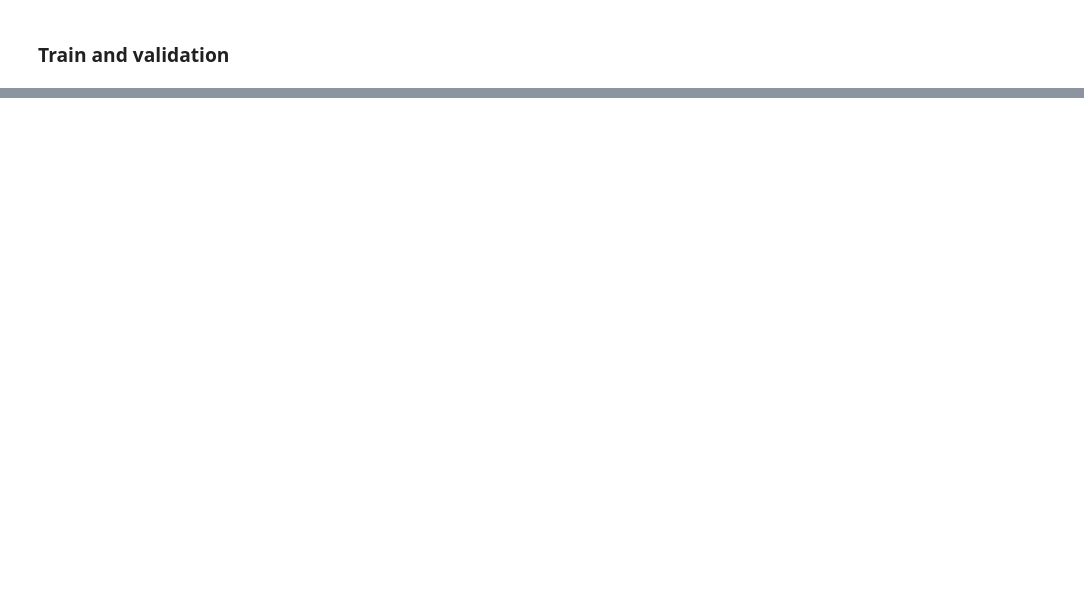
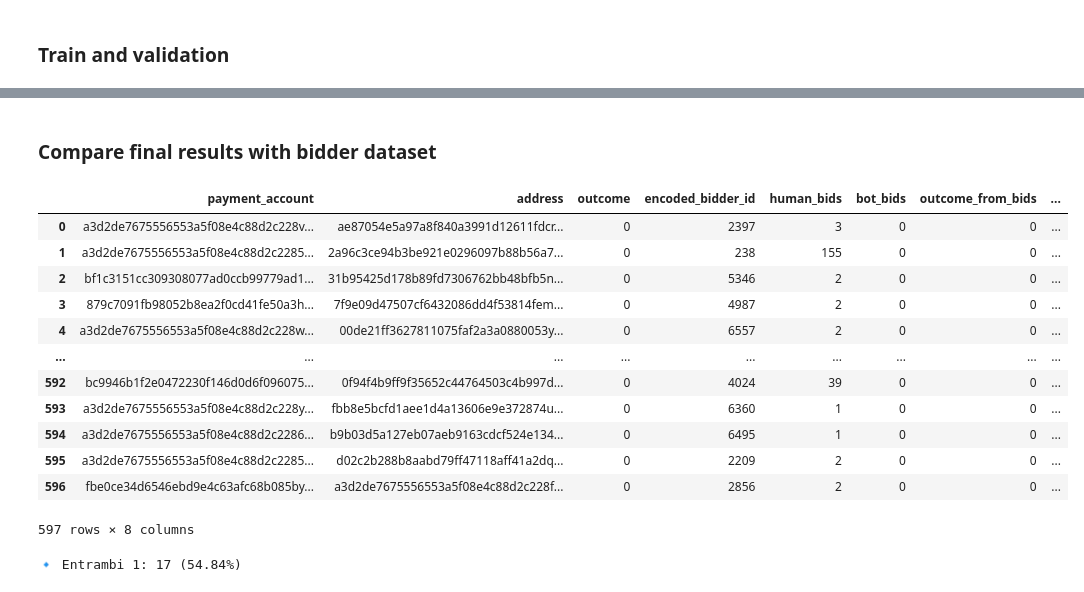
Before and after one commit to trueilorp/Bidder-classification, a Jupyter notebook: SD/FeatureEngineeringPart + aggregate features.ipynb, the cells around one changed output, grey strips where cells are left out. Cells and saved outputs as stored; diff of their text form; code cells hidden in the pictures; blank space fills up the shorter version.

Commit message:
Counting of bot bids for bidder; fix fep

```diff
--- a/SD/FeatureEngineeringPart + aggregate features.ipynb
+++ b/SD/FeatureEngineeringPart + aggregate features.ipynb
@@ -844,0 +916,6 @@ plt.savefig(fea_importance_path, dpi=300, bbox_inches='tight')
+# %%
+df_results = pd.DataFrame({
+	"encoded_bidder_id": df_val_encoded_bidder_id["encoded_bidder_id"],
+	"y_pred": y_pred
+})
+df_results
@@ -844,0 +936,4 @@ plt.savefig(fea_importance_path, dpi=300, bbox_inches='tight')
+# %%
+bot_bids_per_bidder = df_results.groupby("encoded_bidder_id")["y_pred"].value_counts().unstack(fill_value=0)
+bot_bids_per_bidder = bot_bids_per_bidder.rename(columns={0: "human_bids", 1: "bot_bids"}).reset_index()
+bot_bids_per_bidder
@@ -844,0 +954,5 @@ plt.savefig(fea_importance_path, dpi=300, bbox_inches='tight')
+# %%
+# Final outcome for each bidder
+bot_bids_per_bidder["outcome_from_bids"] = bot_bids_per_bidder["bot_bids"] > bot_bids_per_bidder["human_bids"]
+bot_bids_per_bidder["outcome_from_bids"] = bot_bids_per_bidder["outcome_from_bids"].astype(int)
+bot_bids_per_bidder
@@ -844,0 +973,34 @@ plt.savefig(fea_importance_path, dpi=300, bbox_inches='tight')
+# %% [markdown]
+### Compare final results with bidder dataset
+# %%
+df_compare = bidder.merge(bot_bids_per_bidder, on="encoded_bidder_id", how="inner").fillna(0)
+df_compare["outcome_match"] = (df_compare["outcome"] == (df_compare["outcome_from_bids"] > 0).astype(int))
+df_compare
+# %% [output]
+|  | payment_account | address | outcome | encoded_bidder_id | human_bids | bot_bids | outcome_from_bids | ... |
+| 0 | a3d2de7675556553a5f08e4c88d2c228v... | ae87054e5a97a8f840a3991d12611fdcr... | 0 | 2397 | 3 | 0 | 0 | ... |
+| 1 | a3d2de7675556553a5f08e4c88d2c2285... | 2a96c3ce94b3be921e0296097b88b56a7... | 0 | 238 | 155 | 0 | 0 | ... |
+| 2 | bf1c3151cc309308077ad0ccb99779ad1... | 31b95425d178b89fd7306762bb48bfb5n... | 0 | 5346 | 2 | 0 | 0 | ... |
+| 3 | 879c7091fb98052b8ea2f0cd41fe50a3h... | 7f9e09d47507cf6432086dd4f53814fem... | 0 | 4987 | 2 | 0 | 0 | ... |
+| 4 | a3d2de7675556553a5f08e4c88d2c228w... | 00de21ff3627811075faf2a3a0880053y... | 0 | 6557 | 2 | 0 | 0 | ... |
+| ... | ... | ... | ... | ... | ... | ... | ... | ... |
+| 592 | bc9946b1f2e0472230f146d0d6f096075... | 0f94f4b9ff9f35652c44764503c4b997d... | 0 | 4024 | 39 | 0 | 0 | ... |
+| 593 | a3d2de7675556553a5f08e4c88d2c228y... | fbb8e5bcfd1aee1d4a13606e9e372874u... | 0 | 6360 | 1 | 0 | 0 | ... |
+| 594 | a3d2de7675556553a5f08e4c88d2c2286... | b9b03d5a127eb07aeb9163cdcf524e134... | 0 | 6495 | 1 | 0 | 0 | ... |
+| 595 | a3d2de7675556553a5f08e4c88d2c2285... | d02c2b288b8aabd79ff47118aff41a2dq... | 0 | 2209 | 2 | 0 | 0 | ... |
+| 596 | fbe0ce34d6546ebd9e4c63afc68b085by... | a3d2de7675556553a5f08e4c88d2c228f... | 0 | 2856 | 2 | 0 | 0 | ... |
+597 rows × 8 columns
+# %%
+# Conta i casi in cui entrambi sono 1
+both_one_count = ((df_compare["outcome"] == 1) & (df_compare["outcome_from_bids"] > 0)).sum()
+
+# Totale righe nel dataset
+total = (df_compare["outcome"] == 1).sum()
+
+# Percentuale
+percentage = (both_one_count / total) * 100 if total > 0 else 0
+
+# Stampa i risultati
+print(f"🔹 Entrambi 1: {both_one_count} ({percentage:.2f}%)")
+# %% [output]
+🔹 Entrambi 1: 17 (54.84%)
```
Also changed, not shown: parts of 16 cells of this notebook, 2 other files.
